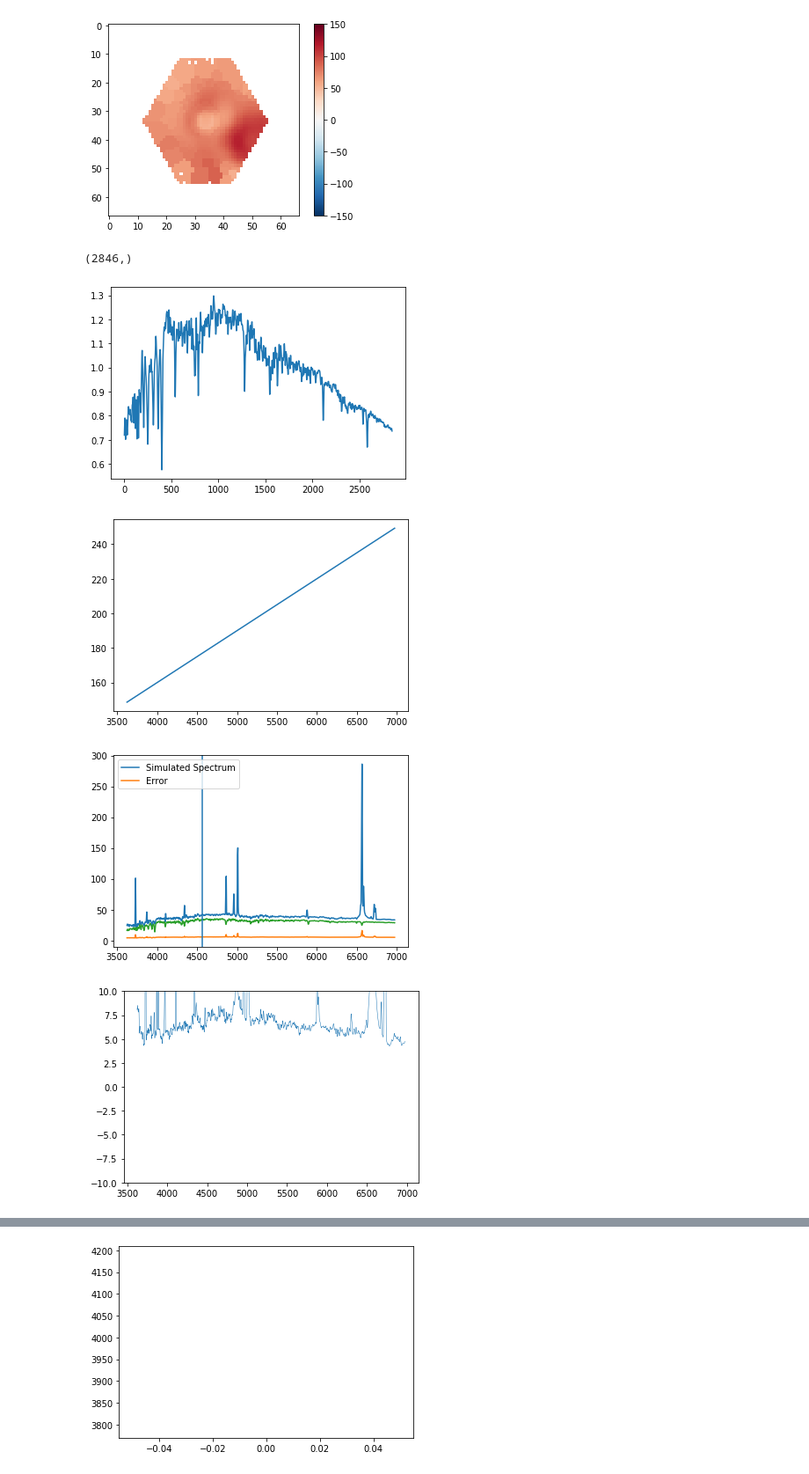
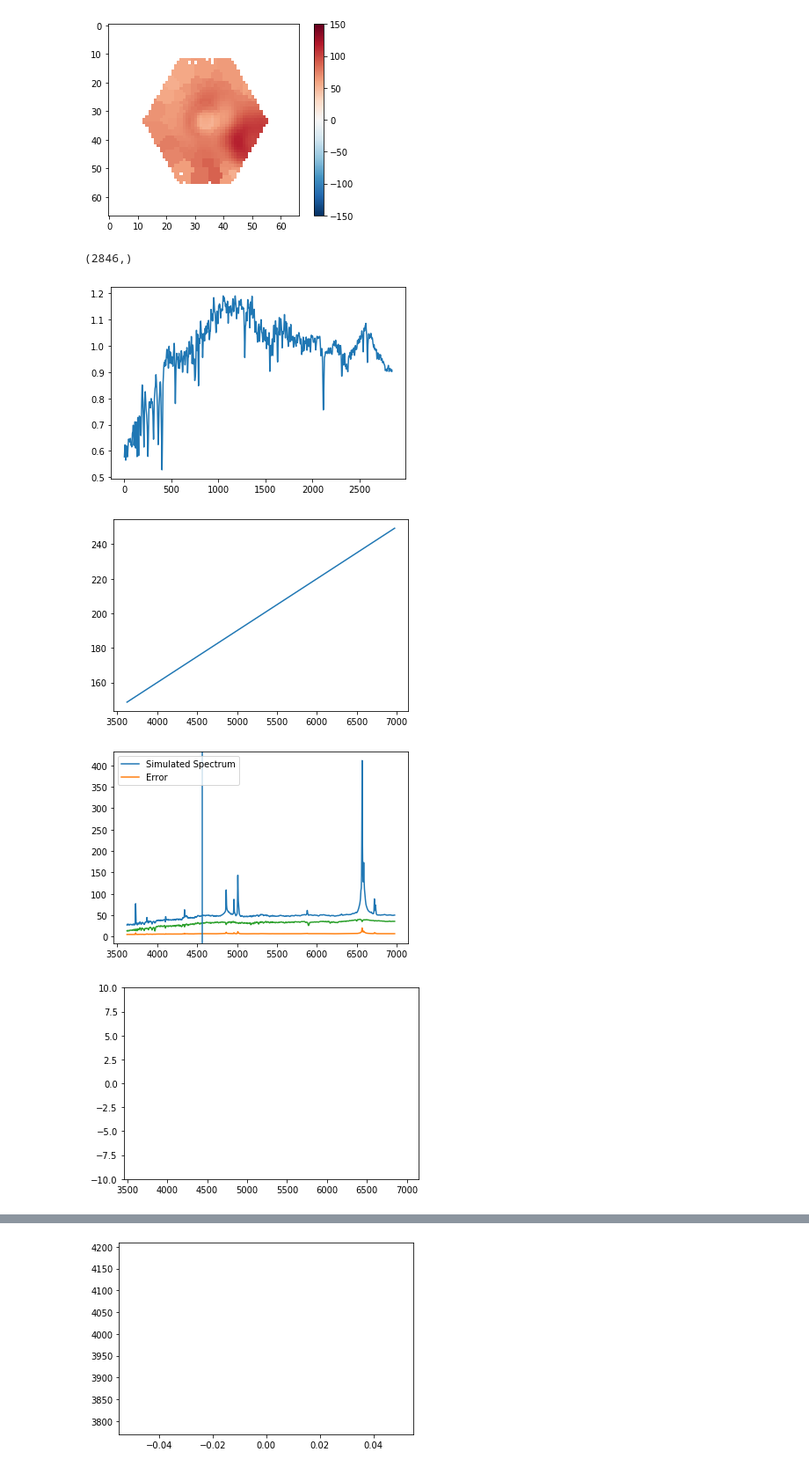
Before and after one commit to beckynevin/AGN_Subtraction, a Jupyter notebook: AGN_Sub.ipynb, the cells around one changed output, grey strips where cells are left out. Shown at 88% size. Drawn from its saved outputs; the diff is of its cells as text; code cells hidden in the pictures.

```diff
--- a/AGN_Sub.ipynb
+++ b/AGN_Sub.ipynb
@@ -14,6 +12,6 @@ import numpy.ma as ma
 # %%
 # The better way to do this is to construct a full 3D cube and work from there
-small = pyfits.open('small_cube_alt_shape_fg3_m12_205_0.fits')
+small = pyfits.open('small_cube_alt_shape_fg3_m12_205_1.fits')
 print(np.shape(small[0].data))
 
 summed_specs = np.sum(small[0].data, axis=0)
@@ -93,39 +91,39 @@ plt.show()
 # The first step is to subtract off the stellar continuum in order to determine the shape of the
 # contamination from the AGN at the center of the galaxy.
 
-stellar_flux = np.load('model_flux_fg3_m12_205_0.npy', allow_pickle=True)
+stellar_flux = np.load('model_flux_fg3_m12_205_1.npy', allow_pickle=True)
 print(np.shape(stellar_flux))
 plt.plot(stellar_flux/np.median(stellar_flux))
 plt.show()
 
 m_guess=0.03
 b_guess=40
 fxn = cut_manga_wave*m_guess+b_guess
 
 plt.clf()
 plt.plot(cut_manga_wave, fxn)
 plt.show()
 
 plt.clf()
 plt.plot(cut_manga_wave, small[0].data[:,coords[0][0],coords[0][1]], label='Simulated Spectrum')
 plt.plot(cut_manga_wave, np.sqrt(small[0].data[:,coords[0][0],coords[0][1]]), label='Error')
 
 plt.plot(cut_manga_wave, stellar_flux*fxn)
 plt.axvline(x=cut_manga_wave[1000])
 plt.legend()
 #plt.ylim([0,50])
 plt.show()
 
 plt.clf()
 plt.plot(cut_manga_wave, small[0].data[:,coords[0][0],coords[0][1]]-stellar_flux*fxn, label='Simulated Spectrum', lw=0.5)
 plt.ylim([-10,10])
 plt.show()
 # %% [output]
 (2846,)
-[figure, old version]
+[figure, new version]
 [figure]
-[figure, old version]
+[figure, new version]
-[figure, old version]
+[figure, new version]
 # %%
 # Do a quick chi-squared fitting to determine what the multiple is to best fit the continuum
 # Maybe you can do a polynomial fitting?
```
Also changed, not shown: parts of 25 cells of this notebook.
